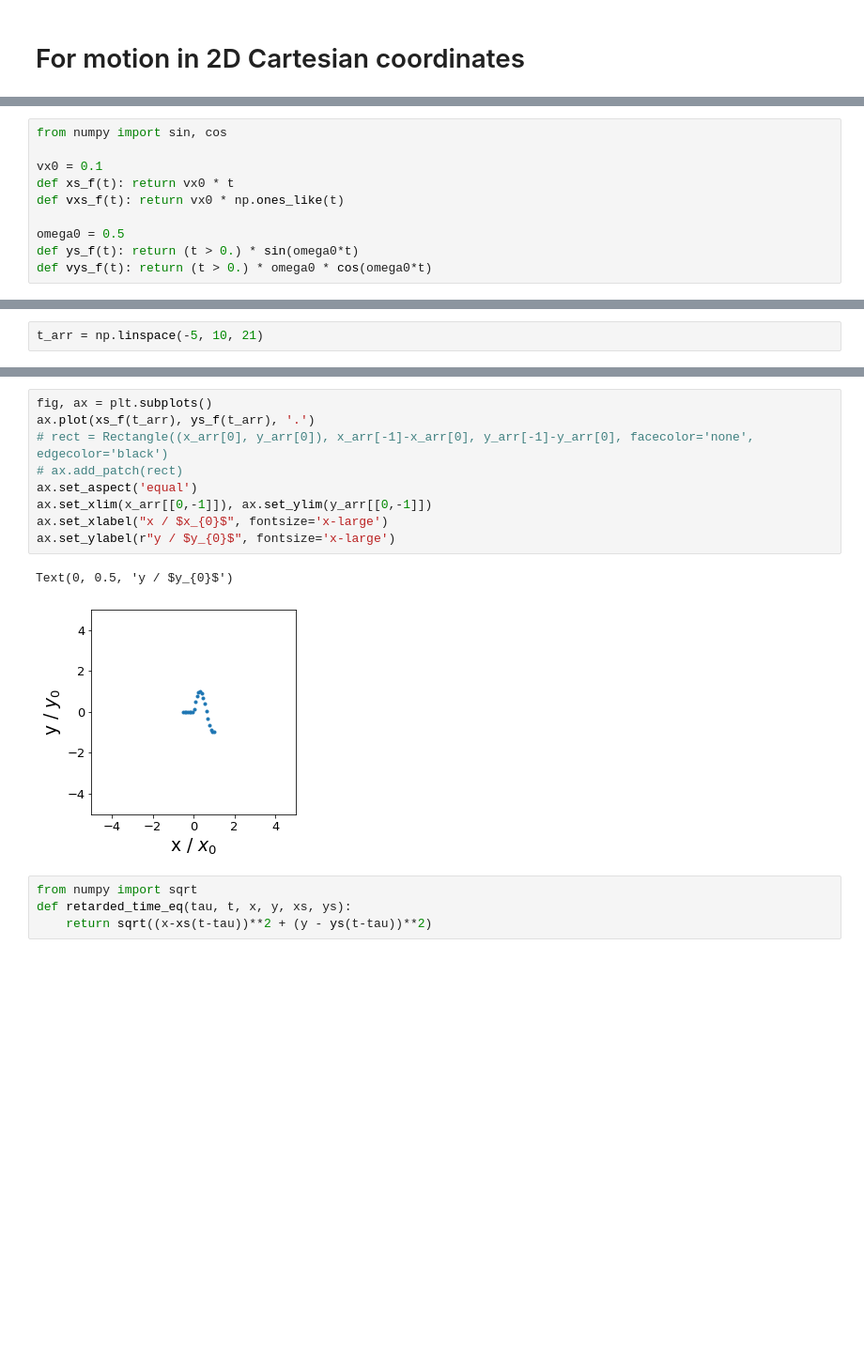
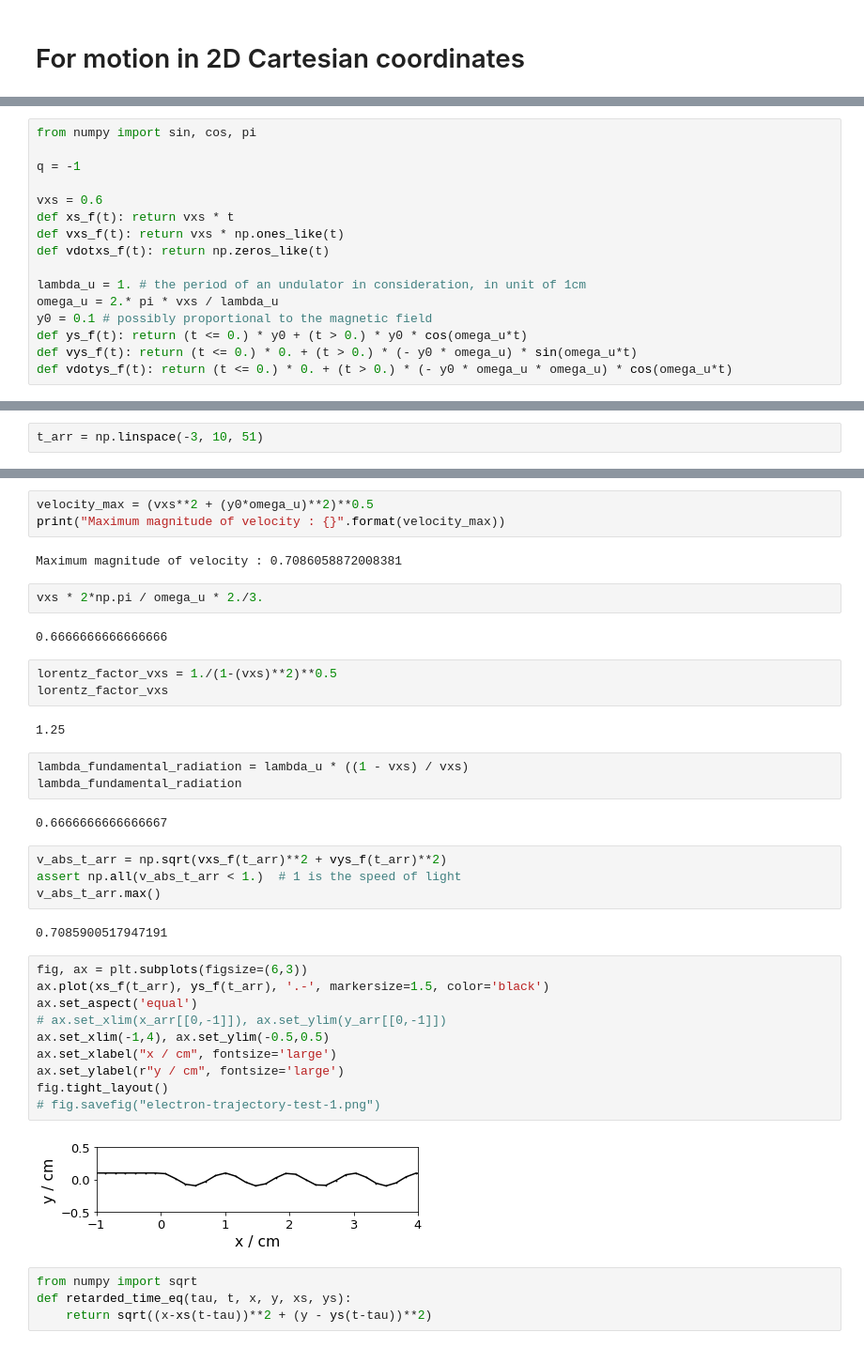
Before and after one commit to jam31118/point-charge-radiation, a Jupyter notebook: retarded-time-and-fields.ipynb, the cells around one changed output, grey strips where cells are left out. Shown at 94% size. Drawn from its saved outputs; the diff is of its cells as text; blank space fills up the shorter version.

```diff
--- a/retarded-time-and-fields.ipynb
+++ b/retarded-time-and-fields.ipynb
@@ -19,10 +66,16 @@ vec_mesh_shape = mesh_shape + (spatial_dimenion,)
 # %%
-from numpy import sin, cos
+from numpy import sin, cos, pi
 
-vx0 = 0.1
-def xs_f(t): return vx0 * t
-def vxs_f(t): return vx0 * np.ones_like(t)
+q = -1
 
-omega0 = 0.5
-def ys_f(t): return (t > 0.) * sin(omega0*t)
-def vys_f(t): return (t > 0.) * omega0 * cos(omega0*t)
+vxs = 0.6
+def xs_f(t): return vxs * t
+def vxs_f(t): return vxs * np.ones_like(t)
+def vdotxs_f(t): return np.zeros_like(t)
+
+lambda_u = 1. # the period of an undulator in consideration, in unit of 1cm
+omega_u = 2.* pi * vxs / lambda_u
+y0 = 0.1 # possibly proportional to the magnetic field
+def ys_f(t): return (t <= 0.) * y0 + (t > 0.) * y0 * cos(omega_u*t)
+def vys_f(t): return (t <= 0.) * 0. + (t > 0.) * (- y0 * omega_u) * sin(omega_u*t)
+def vdotys_f(t): return (t <= 0.) * 0. + (t > 0.) * (- y0 * omega_u * omega_u) * cos(omega_u*t)
@@ -29,2 +84,2 @@ def vys_f(t): return (t > 0.) * omega0 * cos(omega0*t)
 # %%
-t_arr = np.linspace(-5, 10, 21)
+t_arr = np.linspace(-3, 10, 51)
@@ -33,15 +88,40 @@ from matplotlib.patches import Rectangle
+# %%
+velocity_max = (vxs**2 + (y0*omega_u)**2)**0.5
+print("Maximum magnitude of velocity : {}".format(velocity_max))
+# %% [output]
+Maximum magnitude of velocity : 0.7086058872008381
+# %%
+vxs * 2*np.pi / omega_u * 2./3.
+# %% [output]
+0.6666666666666666
+# %%
+lorentz_factor_vxs = 1./(1-(vxs)**2)**0.5
+lorentz_factor_vxs
+# %% [output]
+1.25
+# %%
+lambda_fundamental_radiation = lambda_u * ((1 - vxs) / vxs)
+lambda_fundamental_radiation
+# %% [output]
+0.6666666666666667
+# %%
+v_abs_t_arr = np.sqrt(vxs_f(t_arr)**2 + vys_f(t_arr)**2)
+assert np.all(v_abs_t_arr < 1.)  # 1 is the speed of light
+v_abs_t_arr.max()
+# %% [output]
+0.7085900517947191
 # %%
-fig, ax = plt.subplots()
-ax.plot(xs_f(t_arr), ys_f(t_arr), '.')
-# rect = Rectangle((x_arr[0], y_arr[0]), x_arr[-1]-x_arr[0], y_arr[-1]-y_arr[0], facecolor='none', edgecolor='black')
-# ax.add_patch(rect)
+fig, ax = plt.subplots(figsize=(6,3))
+ax.plot(xs_f(t_arr), ys_f(t_arr), '.-', markersize=1.5, color='black')
 ax.set_aspect('equal')
-ax.set_xlim(x_arr[[0,-1]]), ax.set_ylim(y_arr[[0,-1]])
-ax.set_xlabel("x / $x_{0}$", fontsize='x-large')
-ax.set_ylabel(r"y / $y_{0}$", fontsize='x-large')
+# ax.set_xlim(x_arr[[0,-1]]), ax.set_ylim(y_arr[[0,-1]])
+ax.set_xlim(-1,4), ax.set_ylim(-0.5,0.5)
+ax.set_xlabel("x / cm", fontsize='large')
+ax.set_ylabel(r"y / cm", fontsize='large')
+fig.tight_layout()
+# fig.savefig("electron-trajectory-test-1.png")
 # %% [output]
-Text(0, 0.5, 'y / $y_{0}$')
-[figure, old version]
+[figure, new version]
 # %%
 from numpy import sqrt
 def retarded_time_eq(tau, t, x, y, xs, ys):
```
Also changed, not shown: parts of 31 cells of this notebook.
